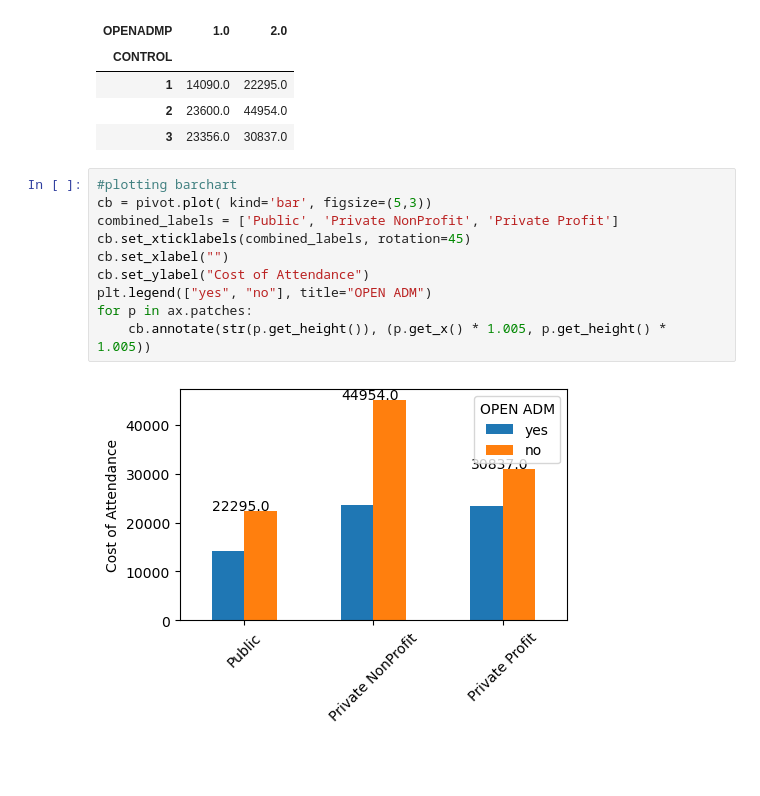
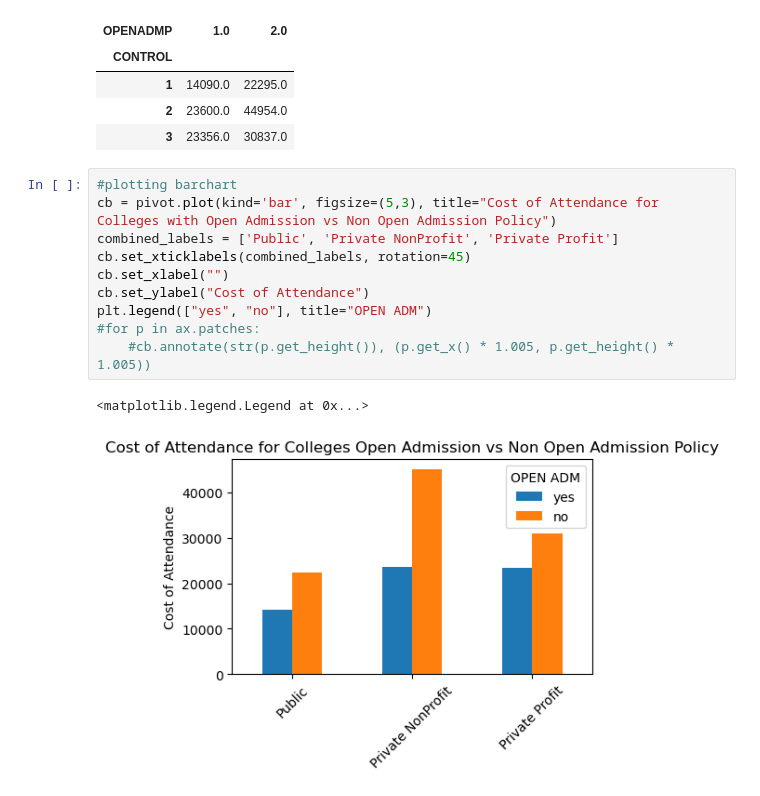
Before and after one commit to Wook22/Education_Institution_Data_Analysis, a Jupyter notebook: test_costanalysis.ipynb, the cells around one changed output. Drawn from its saved outputs; the diff is of its cells as text; blank space fills up the shorter version.

```diff
--- a/test_costanalysis.ipynb
+++ b/test_costanalysis.ipynb
@@ -122,13 +131,14 @@ pivot
 | 3 | 23356.0 | 30837.0 |
 # %%
 #plotting barchart
-cb = pivot.plot( kind='bar', figsize=(5,3))
+cb = pivot.plot(kind='bar', figsize=(5,3), title="Cost of Attendance for Colleges with Open Admission vs Non Open Admission Policy")
 combined_labels = ['Public', 'Private NonProfit', 'Private Profit']
 cb.set_xticklabels(combined_labels, rotation=45)
 cb.set_xlabel("")
 cb.set_ylabel("Cost of Attendance")
 plt.legend(["yes", "no"], title="OPEN ADM")
-for p in ax.patches:
-    cb.annotate(str(p.get_height()), (p.get_x() * 1.005, p.get_height() * 1.005))
+#for p in ax.patches:
+    #cb.annotate(str(p.get_height()), (p.get_x() * 1.005, p.get_height() * 1.005))
 # %% [output]
+<matplotlib.legend.Legend at 0x...>
-[figure, old version]
+[figure, new version]
```
Also changed, not shown: parts of 14 cells of this notebook.
